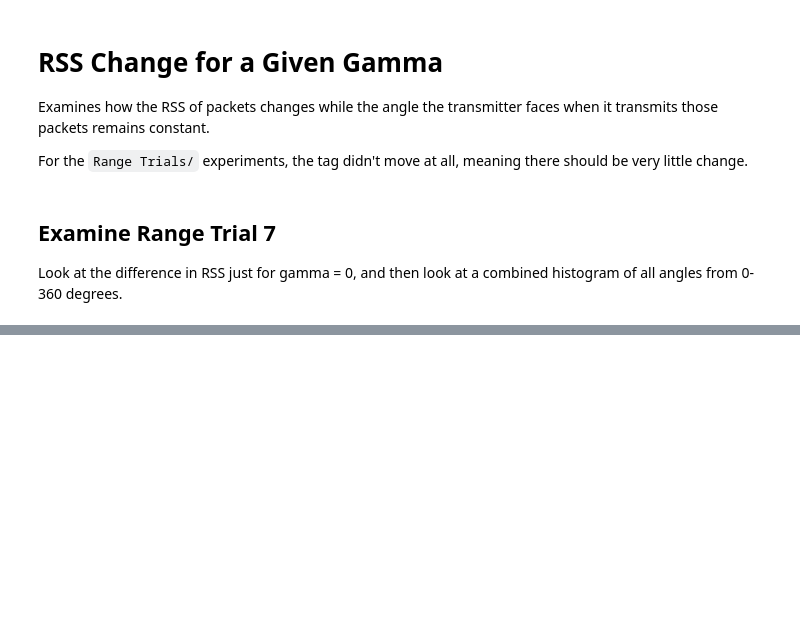
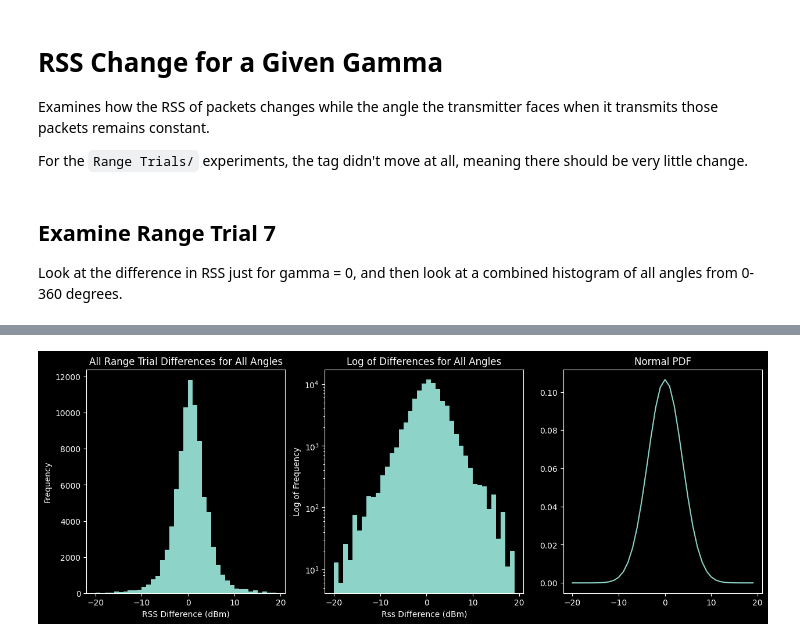
Before and after one commit to SheffieldMLtracking/BLEanalysis, a Jupyter notebook: jupyter/Finley/RSS Differences.ipynb, the cells around one changed output, grey strips where cells are left out. Drawn from its saved outputs; the diff is of its cells as text; code cells hidden in the pictures; blank space fills up the shorter version.

```diff
--- a/jupyter/Finley/RSS Differences.ipynb
+++ b/jupyter/Finley/RSS Differences.ipynb
@@ -186,0 +167,4 @@ plt.show()
+# %%
+combined_rss_at_gamma_analysis(range_logs, 1)
+# %% [output]
+[figure, added]
```
Also changed, not shown: parts of 18 cells of this notebook.
